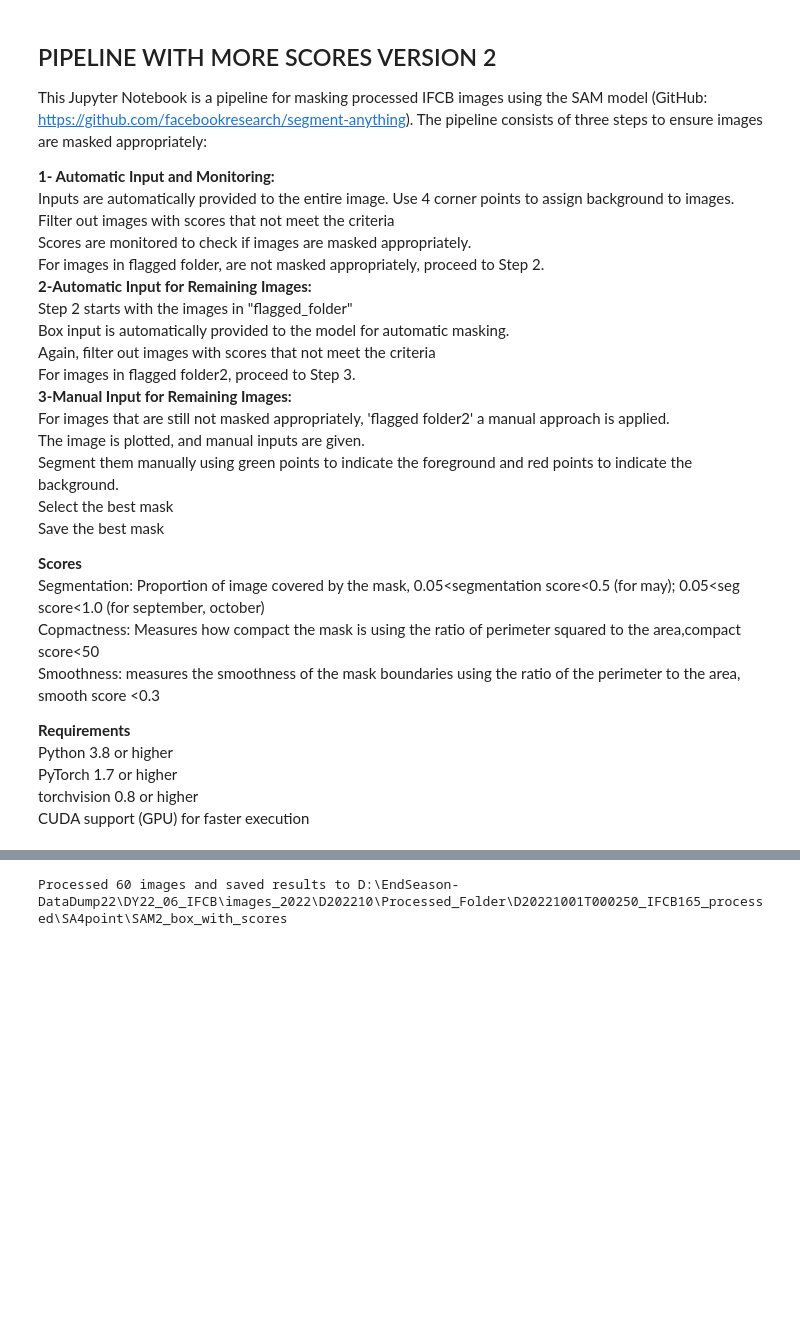
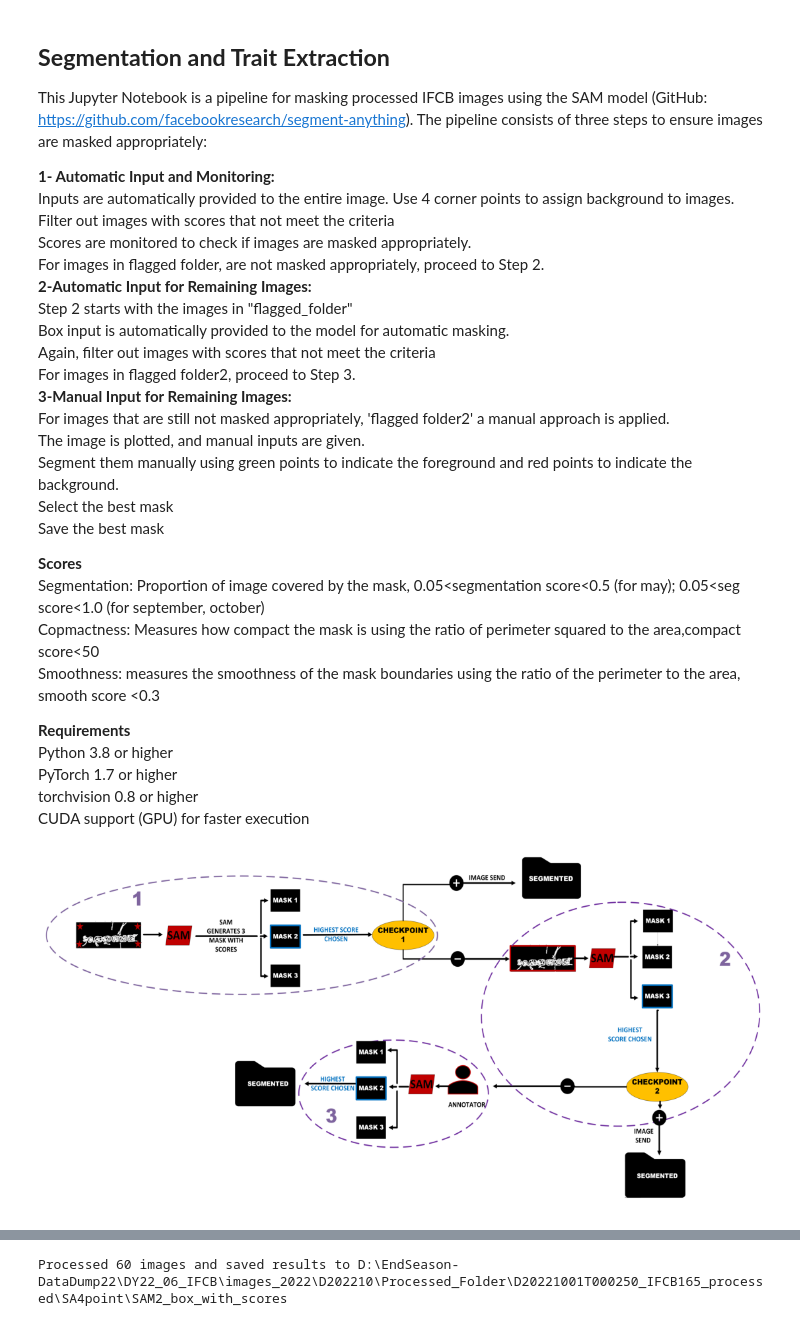
Before and after one commit to gulce13/EcoFOCI_IFCB_CNN_Pipeline, a Jupyter notebook: notebooks/SAM_masking_pipeline_2.ipynb, the cells around one changed output, grey strips where cells are left out. Drawn from its saved outputs; the diff is of its cells as text; code cells hidden in the pictures; blank space fills up the shorter version.

```diff
--- a/notebooks/SAM_masking_pipeline_2.ipynb
+++ b/notebooks/SAM_masking_pipeline_2.ipynb
@@ -1,5 +1,5 @@
 # %% [markdown]
-## PIPELINE WITH MORE SCORES VERSION 2
+## **Segmentation and Trait Extraction**
 This Jupyter Notebook is a pipeline for masking processed IFCB images using the SAM model (GitHub: https://github.com/facebookresearch/segment-anything). The pipeline consists of three steps to ensure images are masked appropriately:<br>
 
 **1- Automatic Input and Monitoring:**<br>
@@ -31,3 +31,20 @@ Python 3.8 or higher<br>
 PyTorch 1.7 or higher<br>
 torchvision 0.8 or higher<br>
 CUDA support (GPU) for faster execution<br>
+# %%
+from PIL import Image
+import matplotlib.pyplot as plt
+
+# Provide the image path on your local machine
+image_path = r'C:\Users\kurta\OneDrive - UW\Desktop\IFCB-image-data-process\docs\SAM_unsupervised4.png'
+
+# Open the image using PIL
+image = Image.open(image_path)
+
+# Display the image using Matplotlib
+plt.figure(figsize=(14,14))
+plt.imshow(image)
+plt.axis('off')  # Hide axis
+plt.show()
+# %% [output]
+[figure, added]
```
Also changed, not shown: parts of 12 cells of this notebook, 14 other files.
